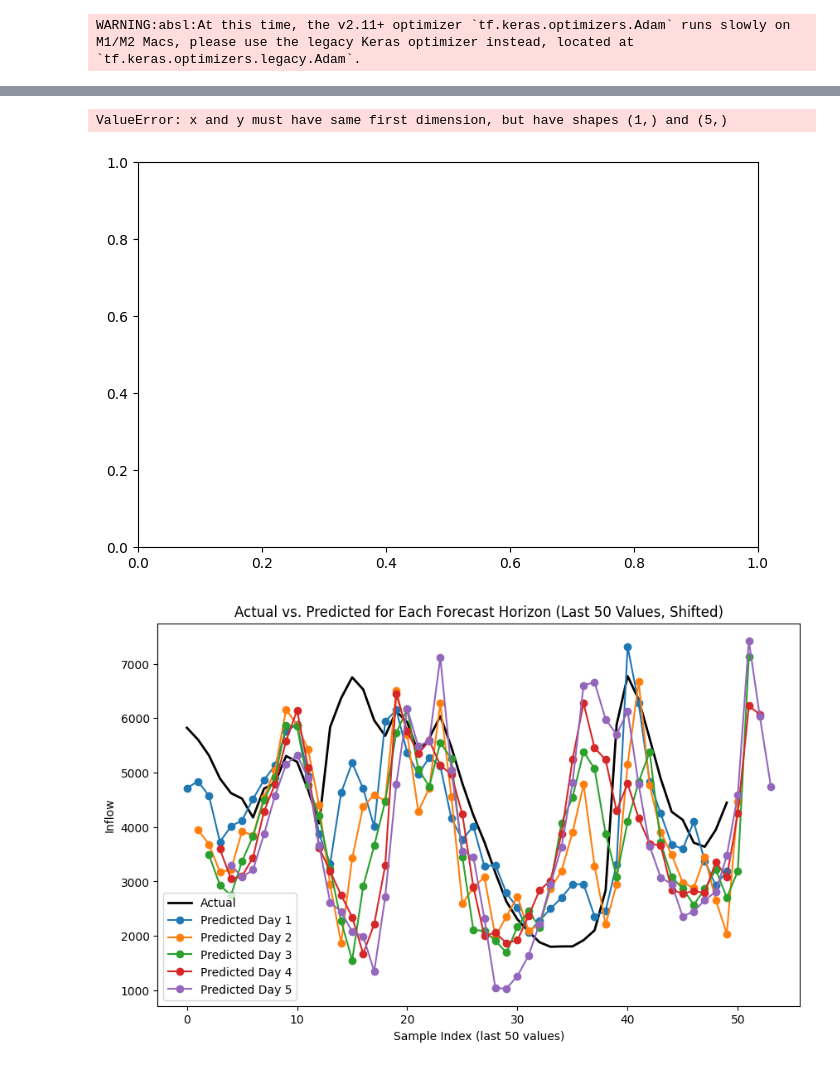
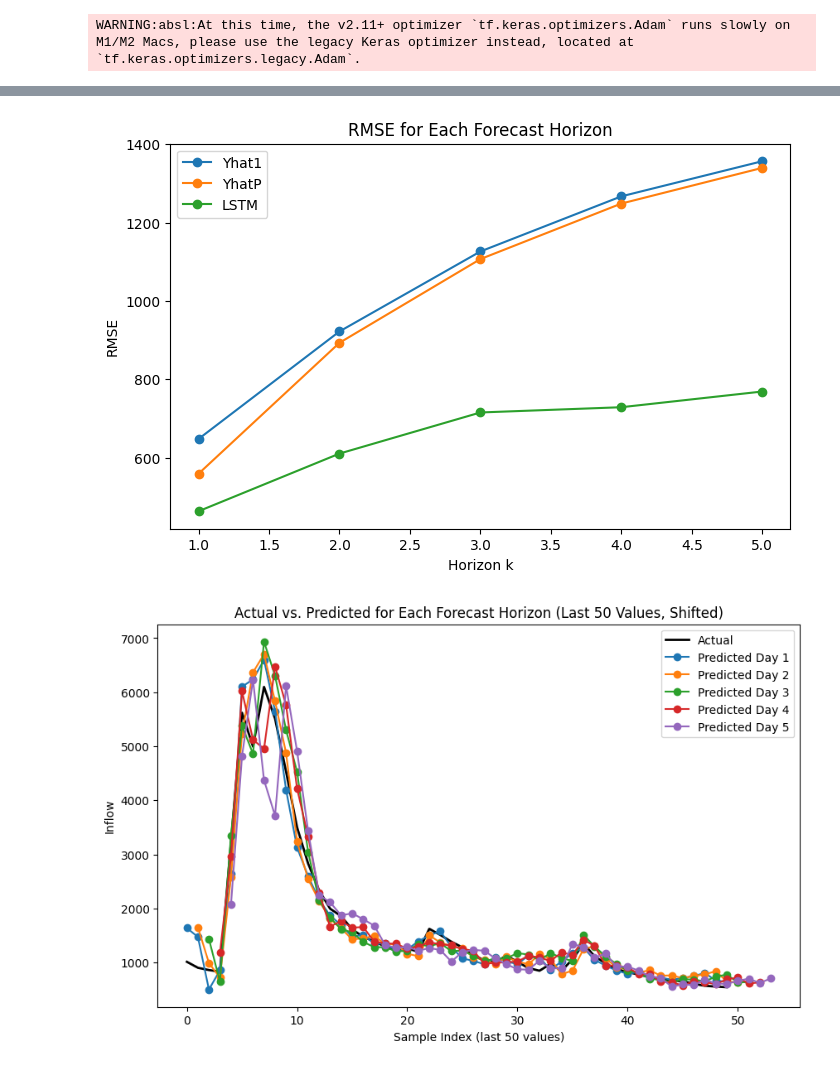
Before and after one commit to nicolaigarder/Forecasting-water-inflow, a Jupyter notebook: AI_models/RMSE_plot_all_variables.ipynb, the cells around one changed output, grey strips where cells are left out. Drawn from its saved outputs; the diff is of its cells as text; code cells hidden in the pictures.

```diff
--- a/AI_models/RMSE_plot_all_variables.ipynb
+++ b/AI_models/RMSE_plot_all_variables.ipynb
@@ -157,7 +157,7 @@ inflow_df.shape
 # %%
 import numpy as np
 
-HORIZON = 1
+HORIZON = 5
 WINDOW = 5
 
 def df_to_X_y_multi_step_exo(df, window_size=WINDOW, horizon=HORIZON):
@@ -515,8 +524,7 @@ plt.title("RMSE for Each Forecast Horizon")
 plt.legend()
 plt.show()
 # %% [output]
-ValueError: x and y must have same first dimension, but have shapes (1,) and (5,)
-[figure, old version]
+[figure, new version]
 # %%
 import numpy as np
 import matplotlib.pyplot as plt
@@ -536,33 +544,33 @@ def plot_multi_horizon_single_actual_shifted(df, horizon=HORIZON, last_n=50):
       df      : DataFrame with at least these columns
       horizon : Number of forecast days (e.g., 5)
       last_n  : How many of the final samples to plot
     """
     plt.figure(figsize=(10, 6))
 
     # We'll create an x-array for the "last_n" points
     # Day 1 predictions align at x, Day 2 at x+1, Day 3 at x+2, etc.
     x = np.arange(last_n)
 
     # Plot only the last 'last_n' samples of the actual values
-    actual = df["Day 1 Actual"].tail(last_n).values
+    actual = df["Day 1 Actual"].head(last_n).values
     plt.plot(x, actual, label="Actual", color="black", linewidth=2)
 
     # Plot each horizon with a horizontal shift of (i - 1)
     for i in range(1, horizon + 1):
         pred_col = f"Day {i} Pred"
-        preds = df[pred_col].tail(last_n).values
+        preds = df[pred_col].head(last_n).values
 
         # Shift Day i's predictions by (i-1) steps
         x_shifted = x + (i - 1)
         plt.plot(x_shifted, preds, marker='o', label=f"Predicted Day {i}")
 
     plt.xlabel(f"Sample Index (last {last_n} values)")
     plt.ylabel("Inflow")
     plt.title(f"Actual vs. Predicted for Each Forecast Horizon (Last {last_n} Values, Shifted)")
     plt.legend()
     plt.show()
 
 # Example usage:
 plot_multi_horizon_single_actual_shifted(post_processed_df, horizon=HORIZON, last_n=50)
 # %% [output]
-[figure, old version]
+[figure, new version]
```
Also changed, not shown: parts of 8 cells of this notebook, 19 other files.
